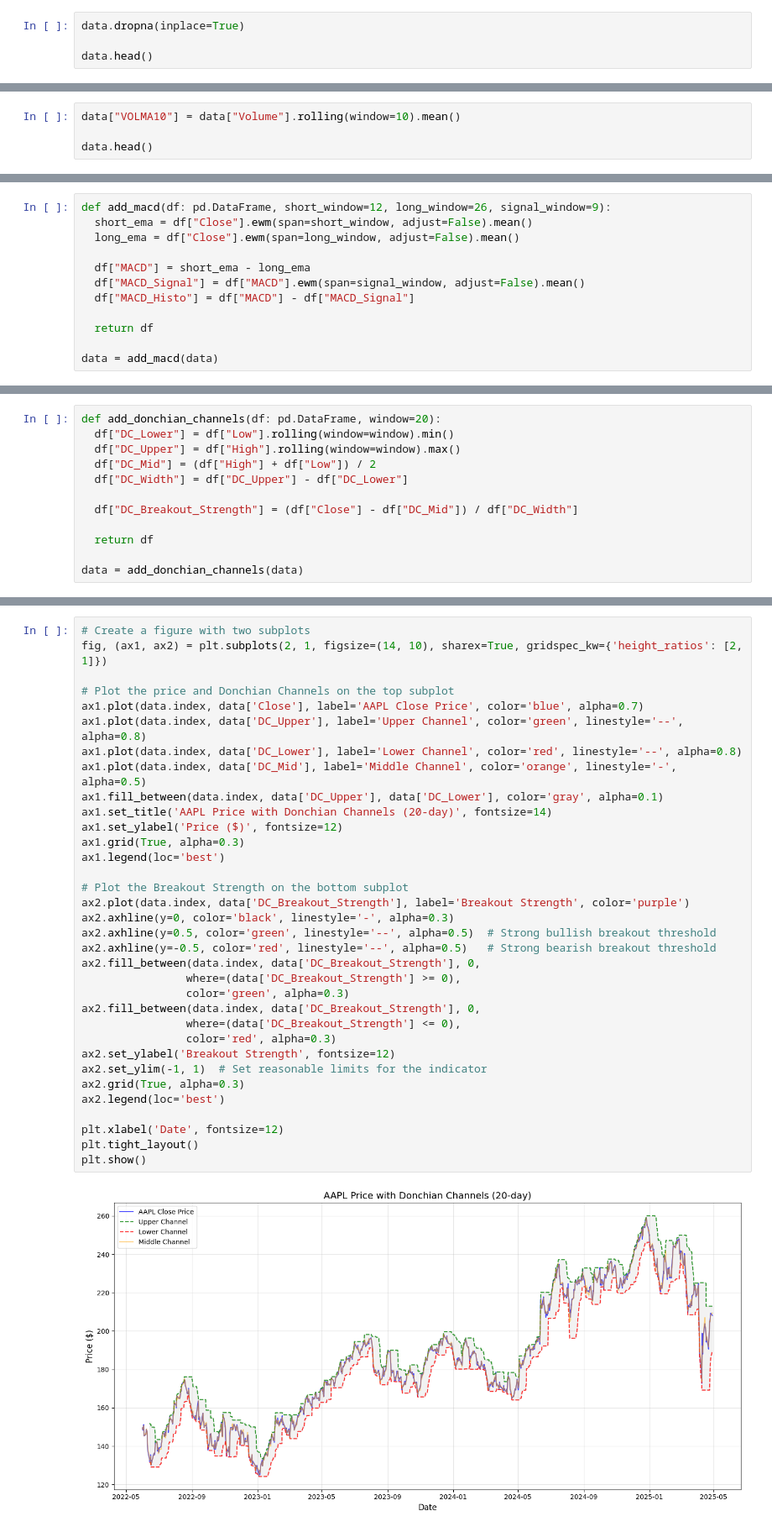
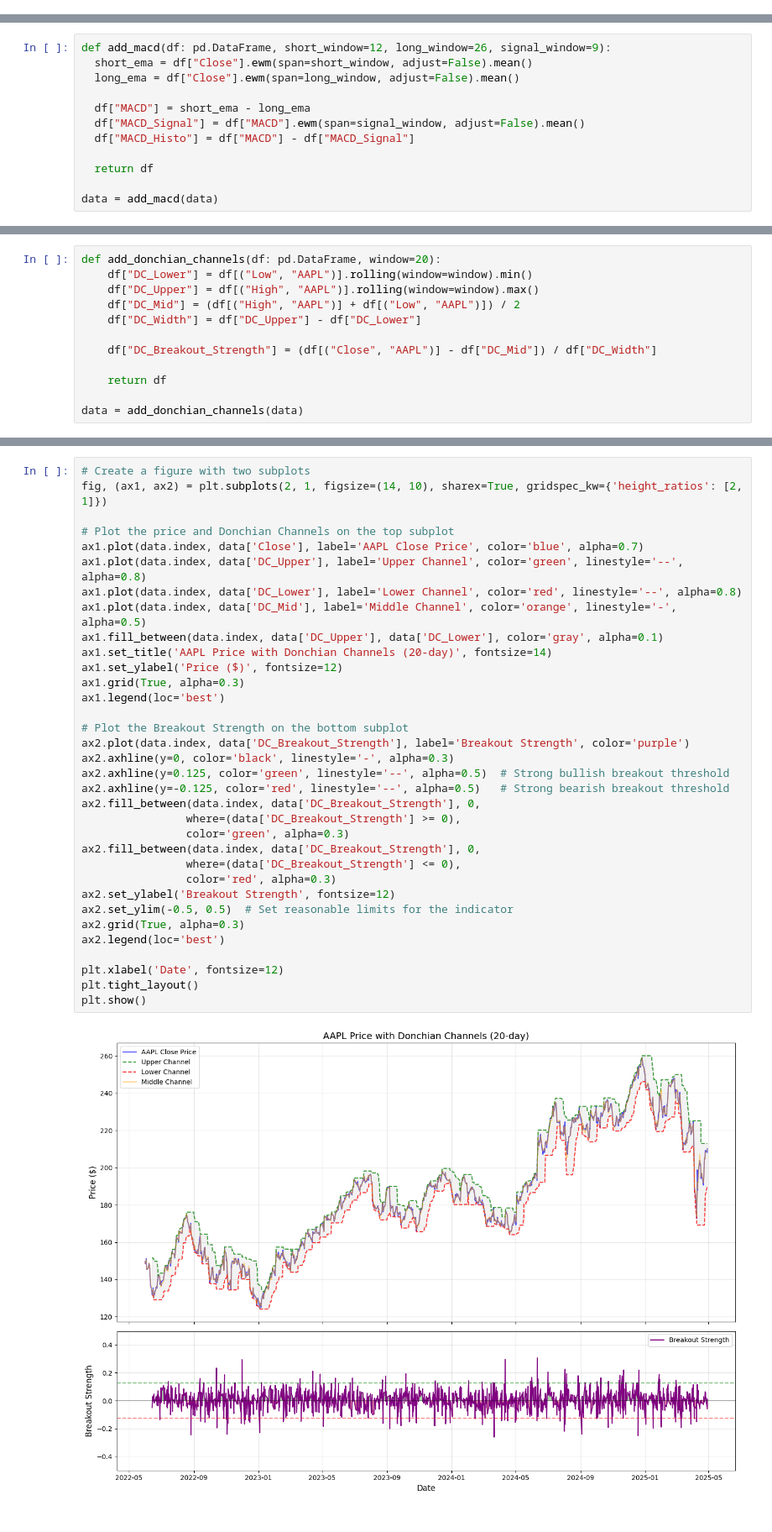
Before and after one commit to erick-dsnk/stock-predictor, a Jupyter notebook: stocks.ipynb, the cells around one changed output, grey strips where cells are left out. Shown at 84% size. Drawn from its saved outputs; the diff is of its cells as text.

```diff
--- a/stocks.ipynb
+++ b/stocks.ipynb
@@ -41,7 +41,3 @@ data.head()
 | 2022-06-01 13:30:00+00:00 | 148.332199 | 151.740005 | 147.679993 | 149.899994 | 45588914 | 148.699997 | 0.002480 |
 | 2022-06-01 17:30:00+00:00 | 148.699997 | 149.990005 | 148.009995 | 148.350006 | 22678330 | 150.179092 | 0.009947 |
 | 2022-06-02 13:30:00+00:00 | 150.179092 | 150.690002 | 146.860001 | 147.830002 | 45118395 | 151.229996 | 0.006998 |
-# %%
-data.dropna(inplace=True)
-
-data.head()
@@ -168,7 +155,3 @@ data.head()
 | 2022-06-01 13:30:00+00:00 | 148.332199 | 151.740005 | 147.679993 | 149.899994 | 45588914 | 148.699997 | 0.002480 | NaN | NaN | NaN | ... |
 | 2022-06-01 17:30:00+00:00 | 148.699997 | 149.990005 | 148.009995 | 148.350006 | 22678330 | 150.179092 | 0.009947 | NaN | NaN | NaN | ... |
 | 2022-06-02 13:30:00+00:00 | 150.179092 | 150.690002 | 146.860001 | 147.830002 | 45118395 | 151.229996 | 0.006998 | 149.104257 | NaN | NaN | ... |
-# %%
-data["VOLMA10"] = data["Volume"].rolling(window=10).mean()
-
-data.head()
@@ -312,13 +285,13 @@ plt.show()
 [figure]
 # %%
 def add_donchian_channels(df: pd.DataFrame, window=20):
-  df["DC_Lower"] = df["Low"].rolling(window=window).min()
-  df["DC_Upper"] = df["High"].rolling(window=window).max()
-  df["DC_Mid"] = (df["High"] + df["Low"]) / 2
-  df["DC_Width"] = df["DC_Upper"] - df["DC_Lower"]
+    df["DC_Lower"] = df[("Low", "AAPL")].rolling(window=window).min()
+    df["DC_Upper"] = df[("High", "AAPL")].rolling(window=window).max()
+    df["DC_Mid"] = (df[("High", "AAPL")] + df[("Low", "AAPL")]) / 2
+    df["DC_Width"] = df["DC_Upper"] - df["DC_Lower"]
 
-  df["DC_Breakout_Strength"] = (df["Close"] - df["DC_Mid"]) / df["DC_Width"]
+    df["DC_Breakout_Strength"] = (df[("Close", "AAPL")] - df["DC_Mid"]) / df["DC_Width"]
 
-  return df
+    return df
 
 data = add_donchian_channels(data)
@@ -329,34 +300,34 @@ ValueError: Cannot set a DataFrame with multiple columns to the single column DC
 fig, (ax1, ax2) = plt.subplots(2, 1, figsize=(14, 10), sharex=True, gridspec_kw={'height_ratios': [2, 1]})
 
 # Plot the price and Donchian Channels on the top subplot
 ax1.plot(data.index, data['Close'], label='AAPL Close Price', color='blue', alpha=0.7)
 ax1.plot(data.index, data['DC_Upper'], label='Upper Channel', color='green', linestyle='--', alpha=0.8)
 ax1.plot(data.index, data['DC_Lower'], label='Lower Channel', color='red', linestyle='--', alpha=0.8)
 ax1.plot(data.index, data['DC_Mid'], label='Middle Channel', color='orange', linestyle='-', alpha=0.5)
 ax1.fill_between(data.index, data['DC_Upper'], data['DC_Lower'], color='gray', alpha=0.1)
 ax1.set_title('AAPL Price with Donchian Channels (20-day)', fontsize=14)
 ax1.set_ylabel('Price ($)', fontsize=12)
 ax1.grid(True, alpha=0.3)
 ax1.legend(loc='best')
 
 # Plot the Breakout Strength on the bottom subplot
 ax2.plot(data.index, data['DC_Breakout_Strength'], label='Breakout Strength', color='purple')
 ax2.axhline(y=0, color='black', linestyle='-', alpha=0.3)
-ax2.axhline(y=0.5, color='green', linestyle='--', alpha=0.5)  # Strong bullish breakout threshold
-ax2.axhline(y=-0.5, color='red', linestyle='--', alpha=0.5)   # Strong bearish breakout threshold
+ax2.axhline(y=0.125, color='green', linestyle='--', alpha=0.5)  # Strong bullish breakout threshold
+ax2.axhline(y=-0.125, color='red', linestyle='--', alpha=0.5)   # Strong bearish breakout threshold
 ax2.fill_between(data.index, data['DC_Breakout_Strength'], 0,
                 where=(data['DC_Breakout_Strength'] >= 0),
                 color='green', alpha=0.3)
 ax2.fill_between(data.index, data['DC_Breakout_Strength'], 0,
                 where=(data['DC_Breakout_Strength'] <= 0),
                 color='red', alpha=0.3)
 ax2.set_ylabel('Breakout Strength', fontsize=12)
-ax2.set_ylim(-1, 1)  # Set reasonable limits for the indicator
+ax2.set_ylim(-0.5, 0.5)  # Set reasonable limits for the indicator
 ax2.grid(True, alpha=0.3)
 ax2.legend(loc='best')
 
 plt.xlabel('Date', fontsize=12)
 plt.tight_layout()
 plt.show()
 # %% [output]
-[figure, old version]
+[figure, new version]
```
Also changed, not shown: parts of 9 cells of this notebook.
